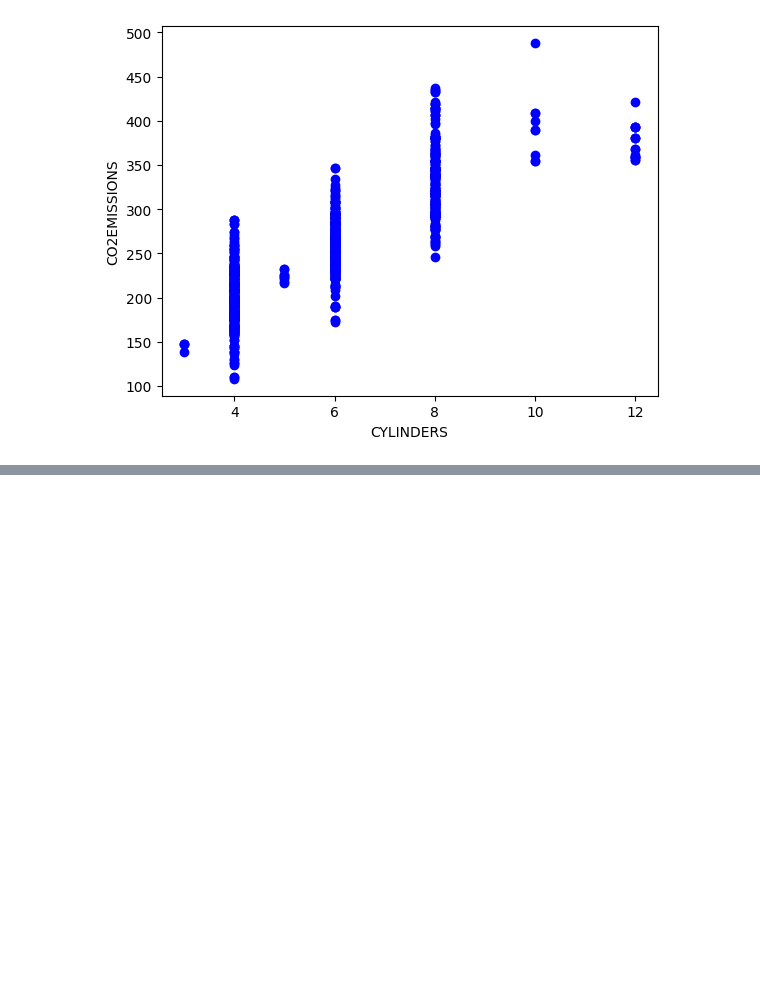
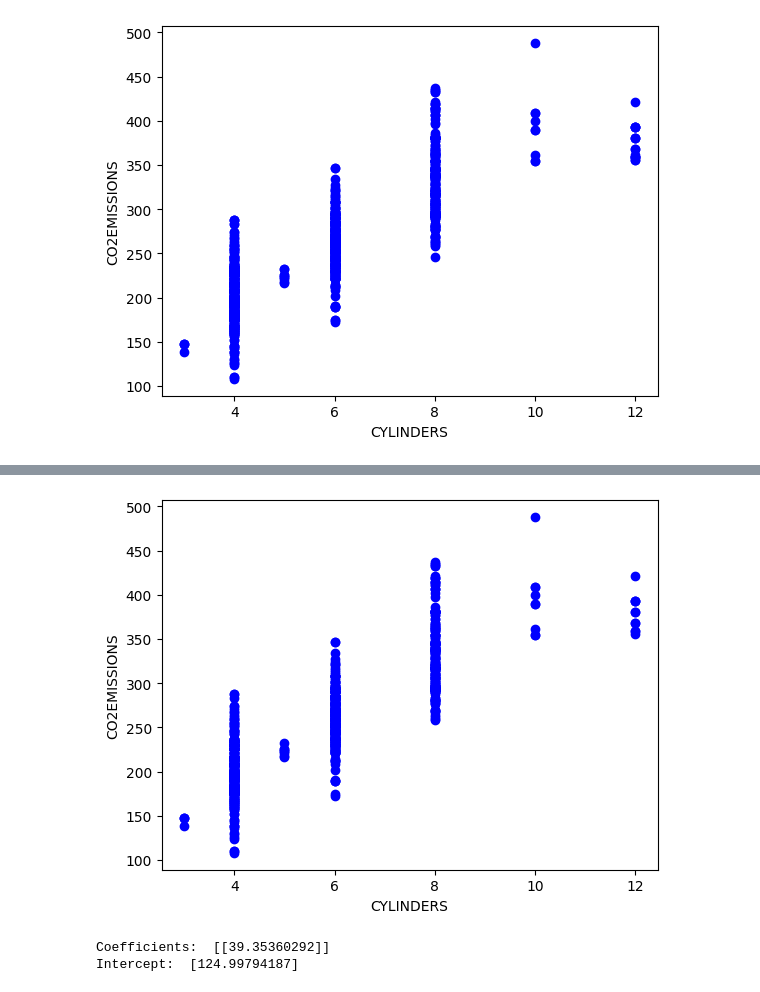
Before and after one commit to NguyenVanDung1806/MachineLearning, a Jupyter notebook: work/LinearRegression/SimpleLinearRegression.ipynb, the cells around one changed output, grey strips where cells are left out. Cells and saved outputs as stored; diff of their text form; code cells hidden in the pictures; blank space fills up the shorter version.

Commit message:
MultipleRegression : 1

```diff
--- a/work/LinearRegression/SimpleLinearRegression.ipynb
+++ b/work/LinearRegression/SimpleLinearRegression.ipynb
@@ -115,0 +152,25 @@ ModuleNotFoundError: No module named 'sklearn'
+# %%
+#plt.xlabel("CYLINDERS")
+#plt.ylabel("CO2EMISSIONS")
+plt.scatter(train.CYLINDERS, train.CO2EMISSIONS, color='blue')
+plt.xlabel("CYLINDERS")
+plt.ylabel("CO2EMISSIONS")
+plt.show()
+# %% [output]
+[figure, added]
+# %%
+from sklearn import linear_model
+
+Regre = linear_model.LinearRegression()
+
+train_Cy = np.asanyarray(train[["CYLINDERS"]])
+test_Cy = np.asanyarray(train[["CO2EMISSIONS"]])
+
+Regre.fit(train_Cy, test_Cy)
+
+
+print ('Coefficients: ', regr.coef_)#he so goc
+print ('Intercept: ',regr.intercept_)#he so chan
+# %% [output]
+Coefficients:  [[39.35360292]]
+Intercept:  [124.99794187]
```
Also changed, not shown: parts of 7 cells of this notebook, 2 other files.
